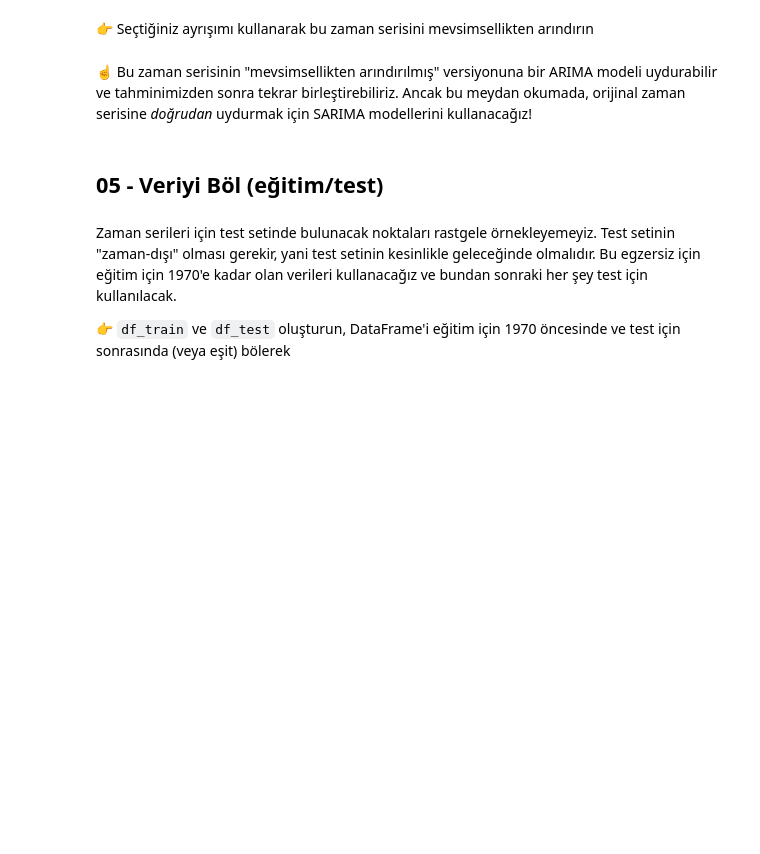
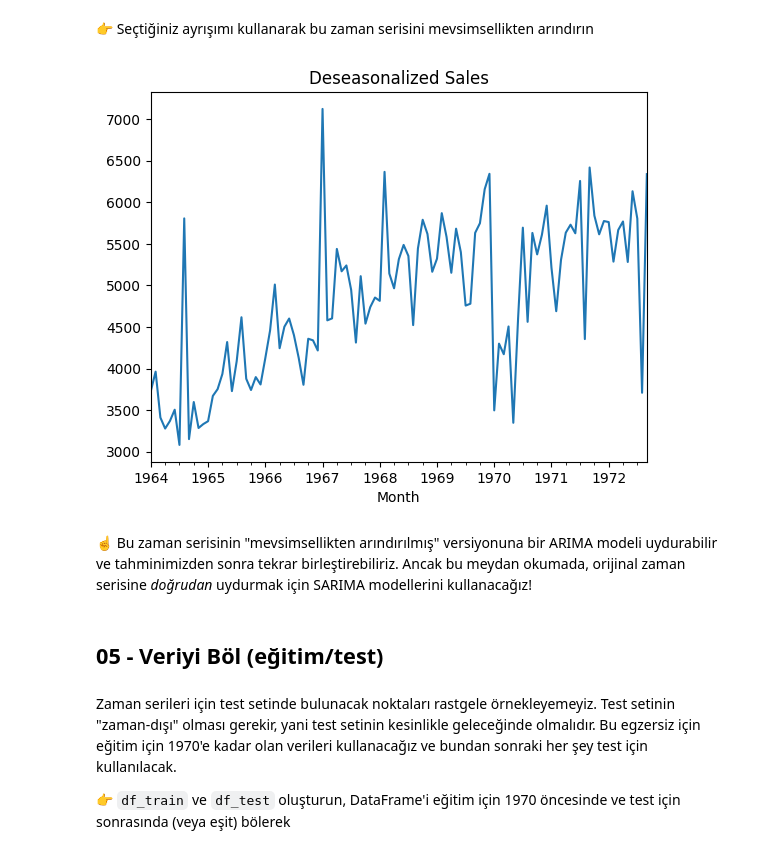
Before and after one commit to totkanligizem/S17D4-S-data-sarima, a Jupyter notebook: sarima.ipynb, the cells around one changed output. Saved outputs shown, nothing was run; the diff lists cells and outputs as text; code cells hidden in the pictures; blank space fills up the shorter version.

```diff
--- a/sarima.ipynb
+++ b/sarima.ipynb
@@ -62,3 +104,8 @@ Profesyonel ipuçları: çift çizim sorunlarını önlemek için statsmodels pl
+# %%
+df_deseasonalized = df["Sales"] / decomp_mul.seasonal
+df_deseasonalized.plot(title="Deseasonalized Sales");
+# %% [output]
+[figure, added]
 # %% [markdown]
 ☝️ Bu zaman serisinin "mevsimsellikten arındırılmış" versiyonuna bir ARIMA modeli uydurabilir ve tahminimizden sonra tekrar birleştirebiliriz. Ancak bu meydan okumada, orijinal zaman serisine _doğrudan_ uydurmak için SARIMA modellerini kullanacağız!
 # %% [markdown]
```
Also changed, not shown: parts of 45 cells of this notebook.
